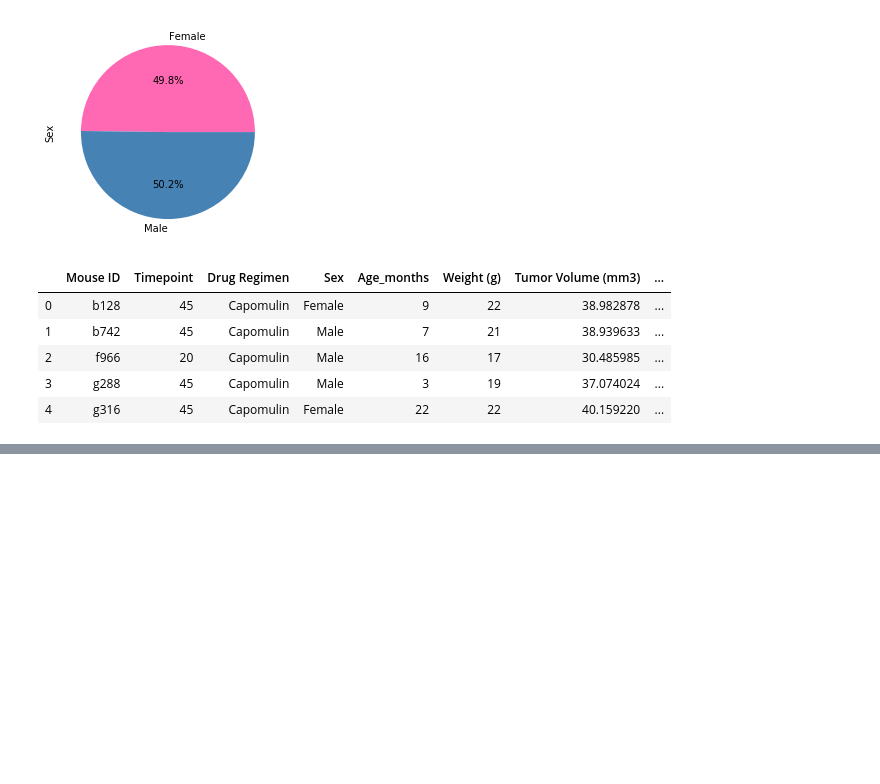
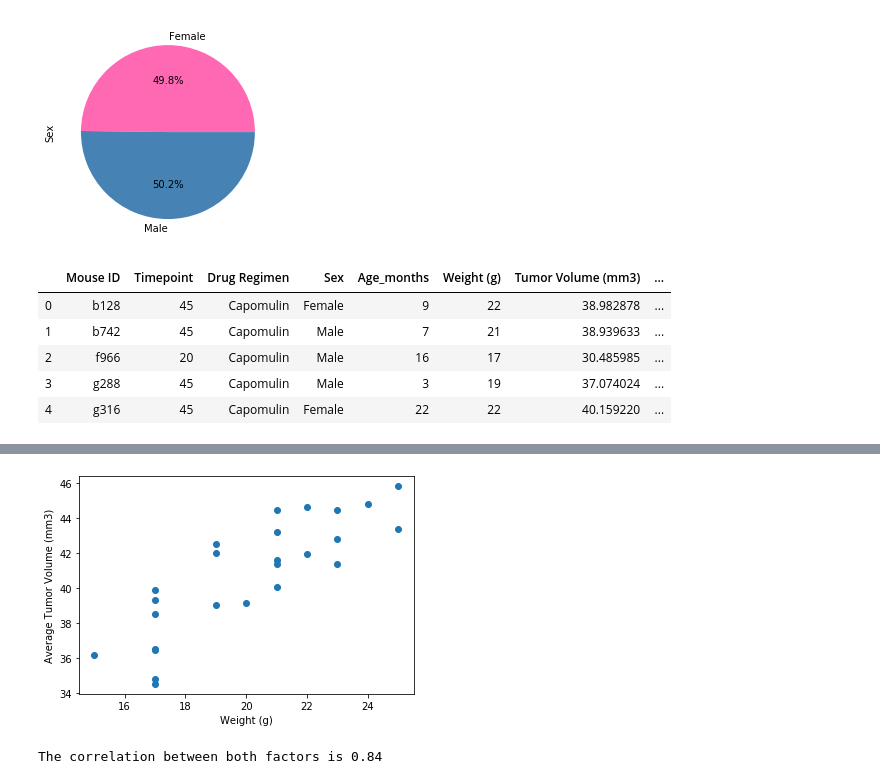
Before and after one commit to cajaffem/Matplotlib-challenge, a Jupyter notebook: pymaceuticals.ipynb, the cells around one changed output, grey strips where cells are left out. Drawn from its saved outputs; the diff is of its cells as text; code cells hidden in the pictures; blank space fills up the shorter version.

```diff
--- a/pymaceuticals.ipynb
+++ b/pymaceuticals.ipynb
@@ -129,5 +224,17 @@ join_capceframinf.head()
 # %%
 # Generate a scatter plot of mouse weight versus average tumor volume for the Capomulin regimen
+capo_mice_avg = regimen_cap.groupby(["Mouse ID"]).mean()
+plt.scatter(capo_mice_avg["Weight (g)"],capo_mice_avg["Tumor Volume (mm3)"])
+plt.xlabel("Weight (g)")
+plt.ylabel("Average Tumor Volume (mm3)")
+plt.show()
+# %% [output]
+[figure, added]
 # %%
 # Calculate the correlation coefficient and linear regression model for mouse weight and average tumor volume for the
 # Capomulin regimen
+
+correlation = st.pearsonr(capo_mice_avg["Weight (g)"],capo_mice_avg["Tumor Volume (mm3)"])
+print(f"The correlation between both factors is {round(correlation[0],2)}")
+# %% [output]
+The correlation between both factors is 0.84
```
Also changed, not shown: parts of 8 cells of this notebook.
